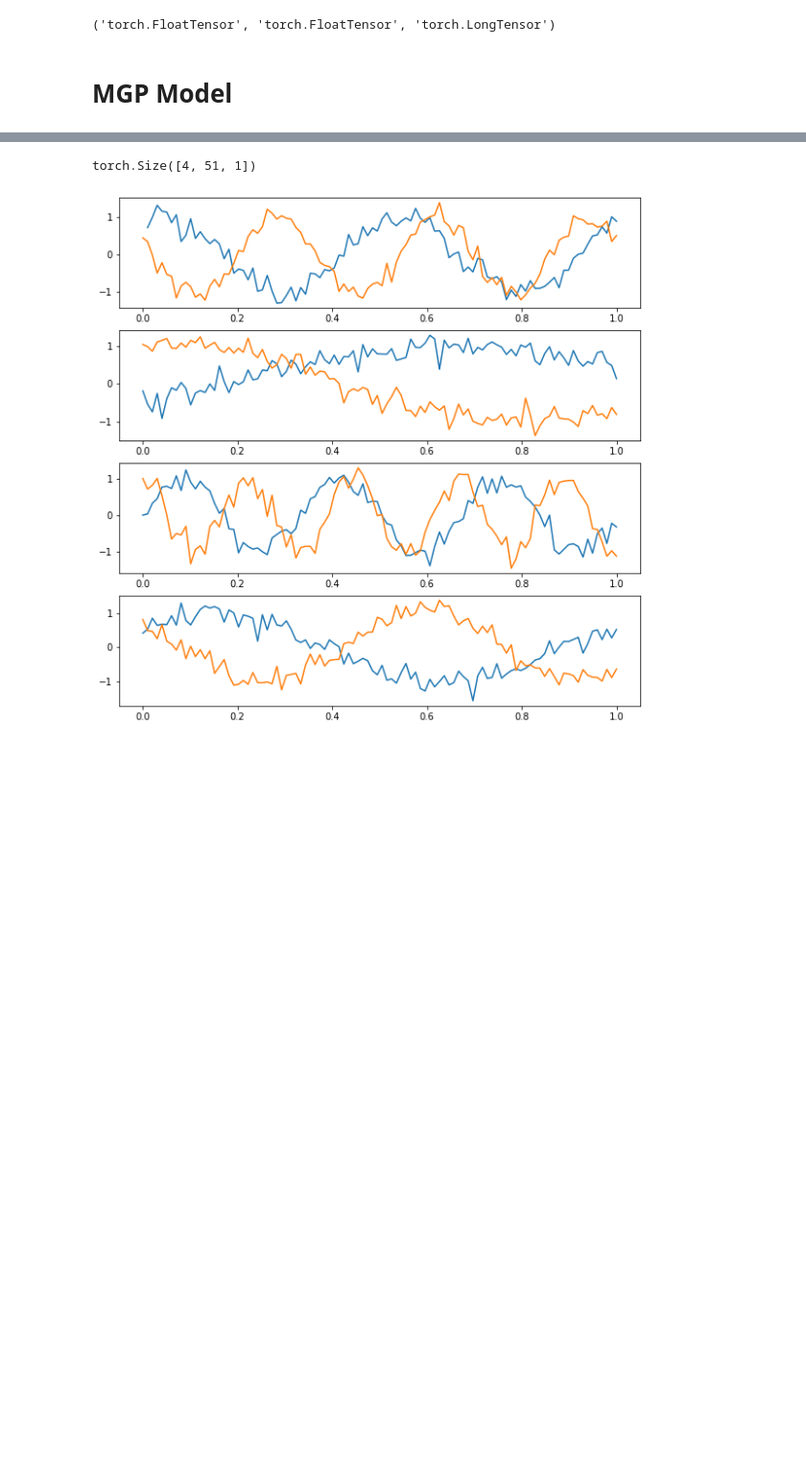
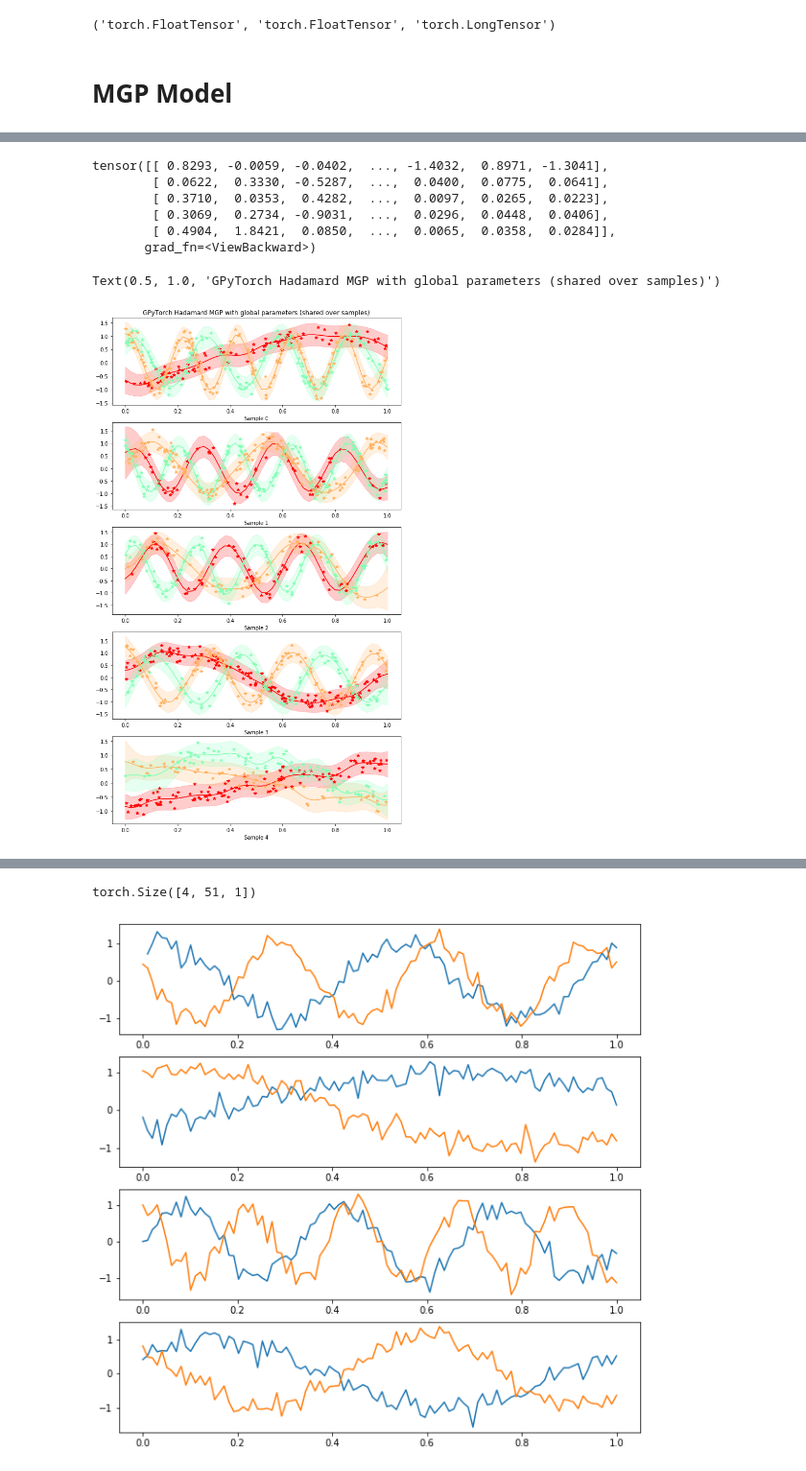
Before and after one commit to BorgwardtLab/Imputing_Signatures, a Jupyter notebook: GPytorch/hadamard_MGP.ipynb, the cells around one changed output, grey strips where cells are left out. Shown: that part at 96% size. Cells and saved outputs as stored; diff of their text form; code cells hidden in the pictures; blank space fills up the shorter version.

```diff
--- a/GPytorch/hadamard_MGP.ipynb
+++ b/GPytorch/hadamard_MGP.ipynb
@@ -78,3 +89,6 @@ data = generate_dataset(n_samples=n_samples, n_tasks=n_tasks)
+# %%
+n_query=51
+test_inputs, test_indices = generate_test_points(n_samples=n_samples, n_tasks=n_tasks, n_query=n_query)
 # %%
 def plot_data(data):
     n_samples = len(data['x']['task_0'])
@@ -189,7 +214,7 @@ class MultitaskGPModel(gpytorch.models.ExactGP):
 
         # We learn an IndexKernel for 2 tasks
         # (so we'll actually learn 2x2=4 tasks with correlations)
-        self.task_covar_module = gpytorch.kernels.IndexKernel(num_tasks=num_tasks, rank=1)
+        self.task_covar_module = gpytorch.kernels.IndexKernel(num_tasks=num_tasks, rank=3)
 
     def forward(self,x,i):
         mean_x = self.mean_module(x)
@@ -220,7 +259,7 @@ optimizer = torch.optim.Adam([
 # "Loss" for GPs - the marginal log likelihood
 mll = gpytorch.mlls.ExactMarginalLogLikelihood(likelihood, model)
 
-for i in range(50):
+for i in range(100):
     optimizer.zero_grad()
     output = model(inputs, indices)
     loss = -mll(output, values).mean()
@@ -247,0 +289,9 @@ Iter 50/50 - Loss: 0.044
+# %%
+obj.rsample()
+# %% [output]
+tensor([[ 0.8293, -0.0059, -0.0402,  ..., -1.4032,  0.8971, -1.3041],
+        [ 0.0622,  0.3330, -0.5287,  ...,  0.0400,  0.0775,  0.0641],
+        [ 0.3710,  0.0353,  0.4282,  ...,  0.0097,  0.0265,  0.0223],
+        [ 0.3069,  0.2734, -0.9031,  ...,  0.0296,  0.0448,  0.0406],
+        [ 0.4904,  1.8421,  0.0850,  ...,  0.0065,  0.0358,  0.0284]],
+       grad_fn=<ViewBackward>)
@@ -247,0 +311,45 @@ Iter 50/50 - Loss: 0.044
+# %%
+def extract_train_data(data, indices, sample, task):
+    """
+    Utiliy function to extract data (values or inputs) of tensor for a single sample and task
+    """
+    return data.squeeze()[sample,:][indices.squeeze()[sample,:] == task]
+
+
+def extract_test_data(data, n_query, sample, task):
+    return data[sample,n_query*(task):n_query*(task+1)]
+# %%
+from matplotlib.pyplot import cm
+colors=cm.rainbow(np.linspace(1,0,n_tasks+2))
+
+# Initialize plots
+f, ax = plt.subplots(n_samples, figsize=(10, 18))
+
+# Unpack predictions:
+mean = observed_pred_y.mean
+lower, upper = observed_pred_y.confidence_region()
+
+for i in np.arange(n_samples):
+    for j in np.arange(n_tasks):
+        # Plot training data as black stars
+        #get train input data of current sample and task:
+        train_x = extract_train_data(inputs, indices, i, j)
+        train_y = extract_train_data(values, indices, i, j)
+        #Plot train data (irregularly observed)
+        ax[i].plot(train_x.detach().numpy(), train_y.detach().numpy(), '*', c=colors[j])
+
+        test_x = extract_test_data(test_inputs.squeeze(), n_query, i, j)
+        test_y_mean = extract_test_data(mean, n_query, i, j)
+
+        ax[i].plot(test_x.detach().numpy(), test_y_mean.detach().numpy(), 'b', c=colors[j]) #, 'b'
+
+        test_y_lower = extract_test_data(lower, n_query, i, j)
+        test_y_upper = extract_test_data(upper, n_query, i, j)
+
+        ax[i].fill_between(test_x.detach().numpy(), test_y_lower.detach().numpy(), test_y_upper.detach().numpy(), alpha=0.2, color=colors[j])
+
+        ax[i].set_xlabel(f'Sample {i}')
+ax[0].set_title('GPyTorch Hadamard MGP with global parameters (shared over samples)')
+# %% [output]
+Text(0.5, 1.0, 'GPyTorch Hadamard MGP with global parameters (shared over samples)')
+[figure, added]
```
Also changed, not shown: parts of 23 cells of this notebook.
